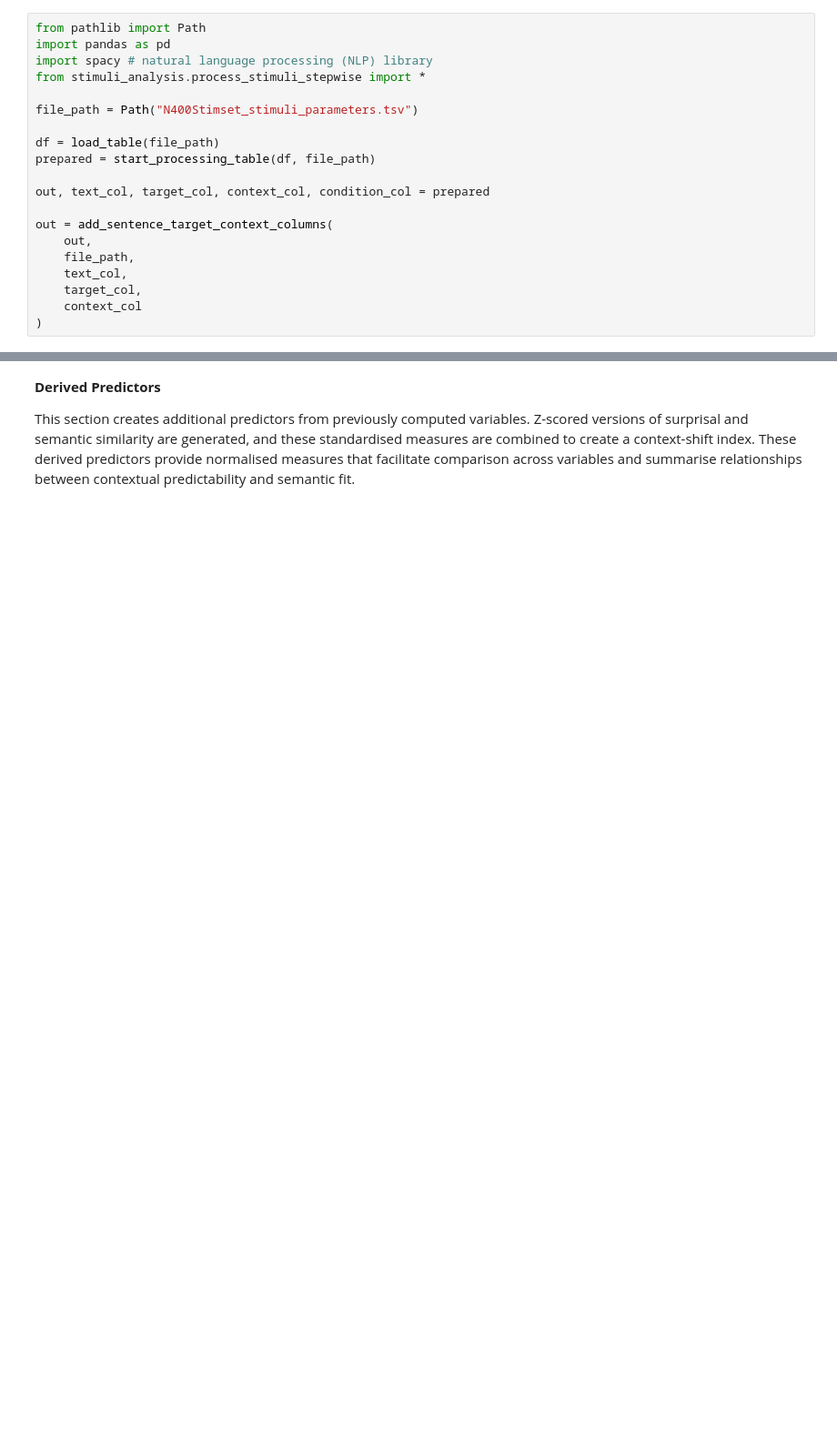
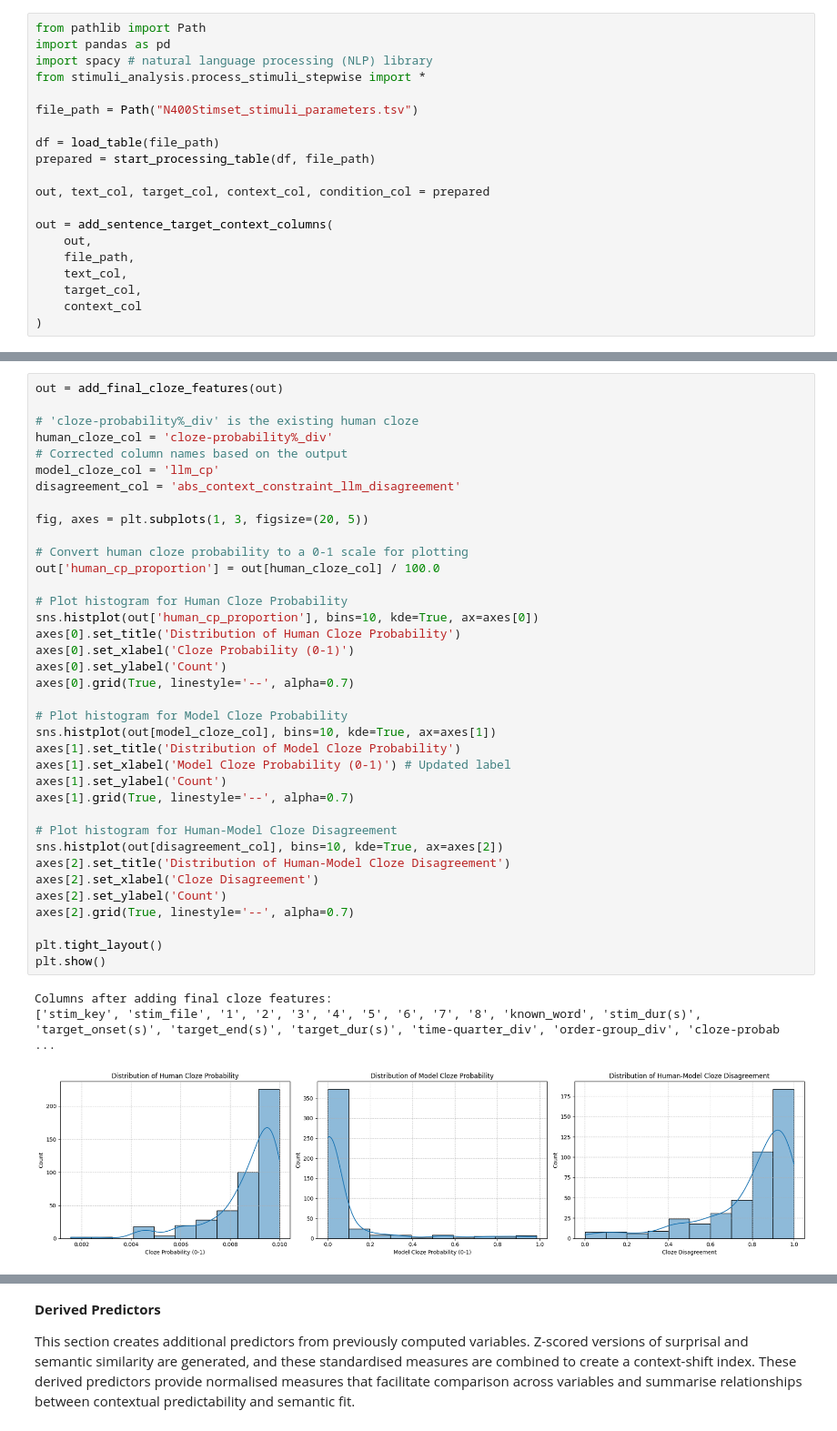
Before and after one commit to AngelaGS27/EEG-Sentence-ERP-Trial-Level-Modelling, a Jupyter notebook: stimuli_analysis.ipynb, the cells around one changed output, grey strips where cells are left out. Shown at 91% size. Cells and saved outputs as stored; diff of their text form; blank space fills up the shorter version.

```diff
--- a/stimuli_analysis.ipynb
+++ b/stimuli_analysis.ipynb
@@ -111,0 +253,41 @@ out = add_target_emotion_features(out)
+# %%
+out = add_final_cloze_features(out)
+
+# 'cloze-probability%_div' is the existing human cloze
+human_cloze_col = 'cloze-probability%_div'
+# Corrected column names based on the output
+model_cloze_col = 'llm_cp'
+disagreement_col = 'abs_context_constraint_llm_disagreement'
+
+fig, axes = plt.subplots(1, 3, figsize=(20, 5))
+
+# Convert human cloze probability to a 0-1 scale for plotting
+out['human_cp_proportion'] = out[human_cloze_col] / 100.0
+
+# Plot histogram for Human Cloze Probability
+sns.histplot(out['human_cp_proportion'], bins=10, kde=True, ax=axes[0])
+axes[0].set_title('Distribution of Human Cloze Probability')
+axes[0].set_xlabel('Cloze Probability (0-1)')
+axes[0].set_ylabel('Count')
+axes[0].grid(True, linestyle='--', alpha=0.7)
+
+# Plot histogram for Model Cloze Probability
+sns.histplot(out[model_cloze_col], bins=10, kde=True, ax=axes[1])
+axes[1].set_title('Distribution of Model Cloze Probability')
+axes[1].set_xlabel('Model Cloze Probability (0-1)') # Updated label
+axes[1].set_ylabel('Count')
+axes[1].grid(True, linestyle='--', alpha=0.7)
+
+# Plot histogram for Human-Model Cloze Disagreement
+sns.histplot(out[disagreement_col], bins=10, kde=True, ax=axes[2])
+axes[2].set_title('Distribution of Human-Model Cloze Disagreement')
+axes[2].set_xlabel('Cloze Disagreement')
+axes[2].set_ylabel('Count')
+axes[2].grid(True, linestyle='--', alpha=0.7)
+
+plt.tight_layout()
+plt.show()
+# %% [output]
+Columns after adding final cloze features:
+['stim_key', 'stim_file', '1', '2', '3', '4', '5', '6', '7', '8', 'known_word', 'stim_dur(s)', 'target_onset(s)', 'target_end(s)', 'target_dur(s)', 'time-quarter_div', 'order-group_div', 'cloze-probab ...
+[figure, added]
```
Also changed, not shown: parts of 39 cells of this notebook.
